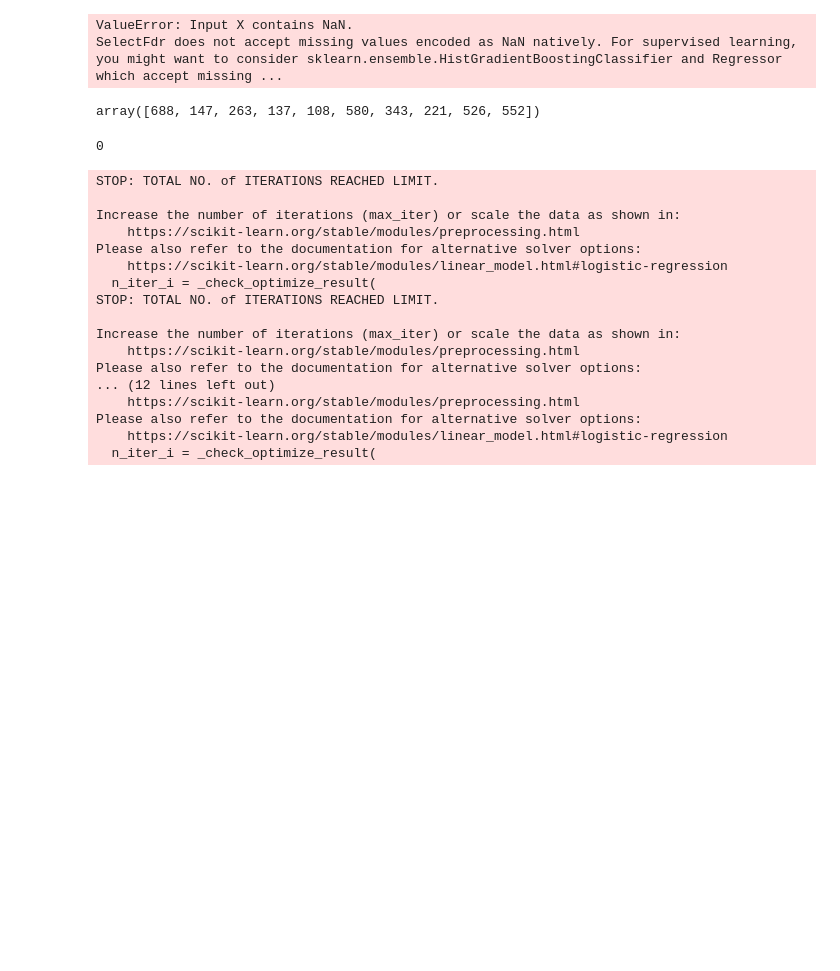
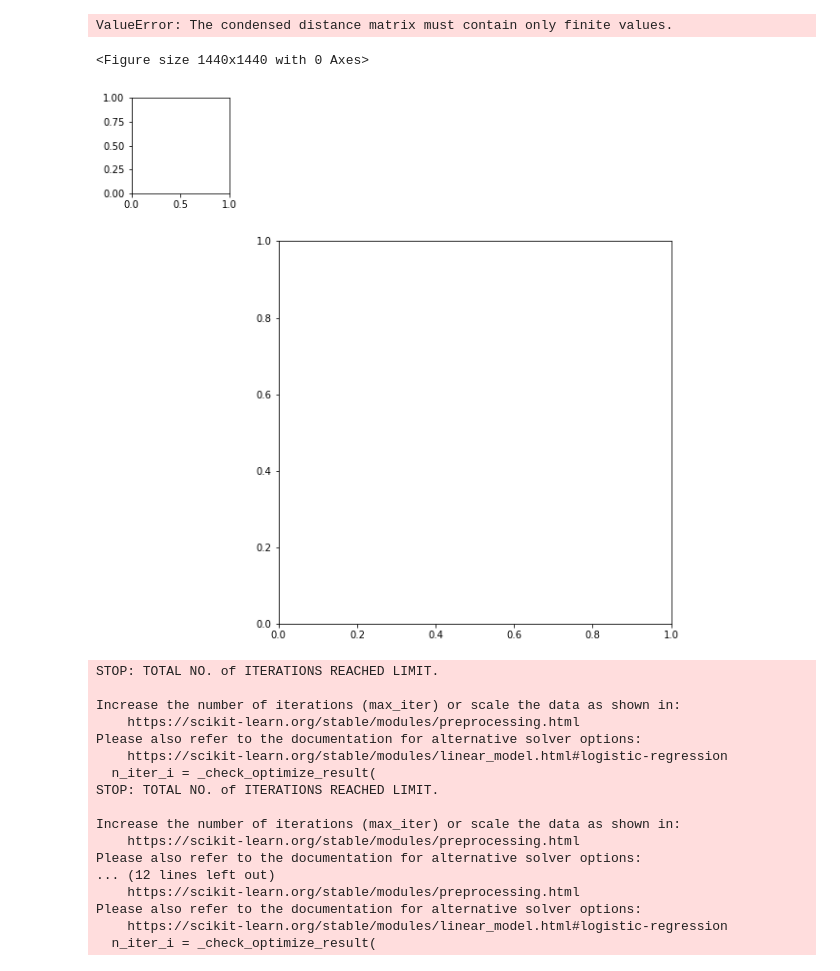
Before and after one commit to minjaf/TraitGym, a Jupyter notebook: workflow/notebooks/feature_selection.ipynb, the cells around one changed output. Drawn from its saved outputs; the diff is of its cells as text; code cells hidden in the pictures; blank space fills up the shorter version.

```diff
--- a/workflow/notebooks/feature_selection.ipynb
+++ b/workflow/notebooks/feature_selection.ipynb
@@ -66,19 +78,11 @@ features
-# %%
-#model = SelectKBest(score_func=f_classif, k=10)
-model = SelectFdr(score_func=f_classif, alpha=0.05)
-model.fit(features, V["label"])
-model
-# %% [output]
-ValueError: Input X contains NaN.
-SelectFdr does not accept missing values encoded as NaN natively. For supervised learning, you might want to consider sklearn.ensemble.HistGradientBoostingClassifier and Regressor which accept missing ...
-# %%
-np.argsort(model.scores_)[::-1][:10]
-# %% [output]
-array([688, 147, 263, 137, 108, 580, 343, 221, 526, 552])
-# %%
-sum(model.get_support())
-# %% [output]
-0
+# %%
+plt.figure(figsize=(20, 20))
+#sns.heatmap(V[["label"] + features].corr(method="spearman"))
+sns.clustermap(V[["label"] + features].corr(method="spearman"))
+# %% [output]
+ValueError: The condensed distance matrix must contain only finite values.
+<Figure size 1440x1440 with 0 Axes>
+[figure, added]
 # %%
 X = features
 y = V.label
```
Also changed, not shown: parts of 2 cells of this notebook, 2 other files.
